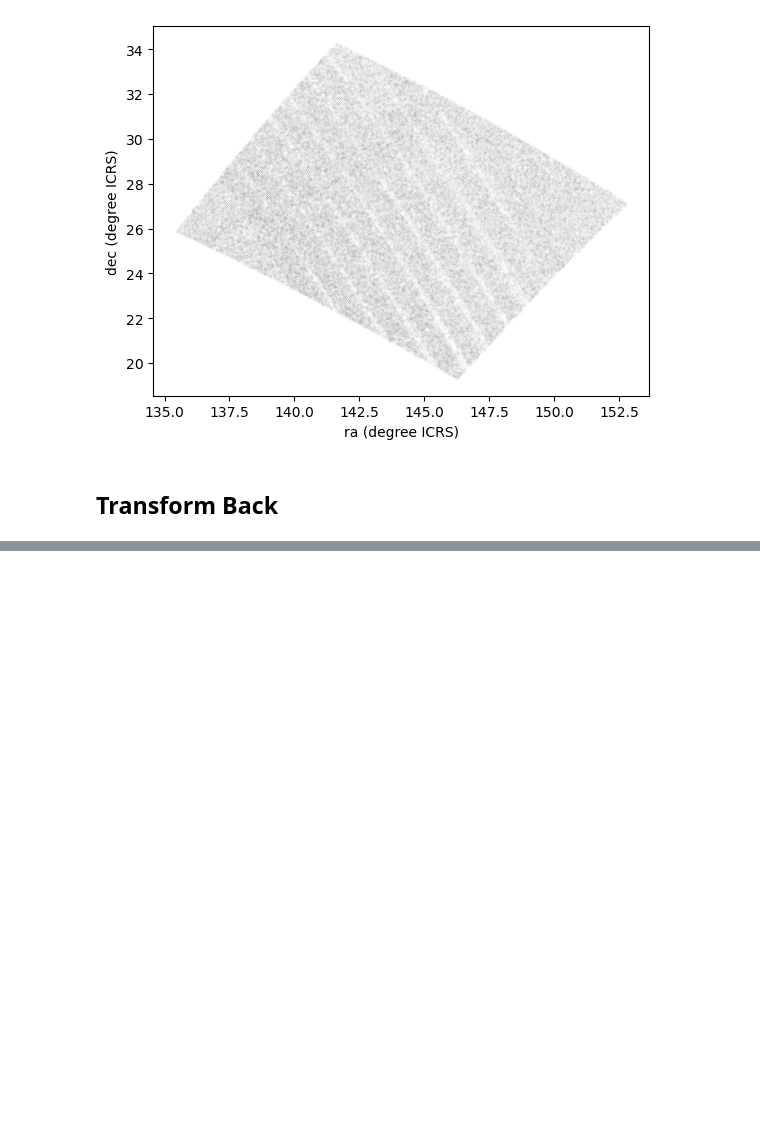
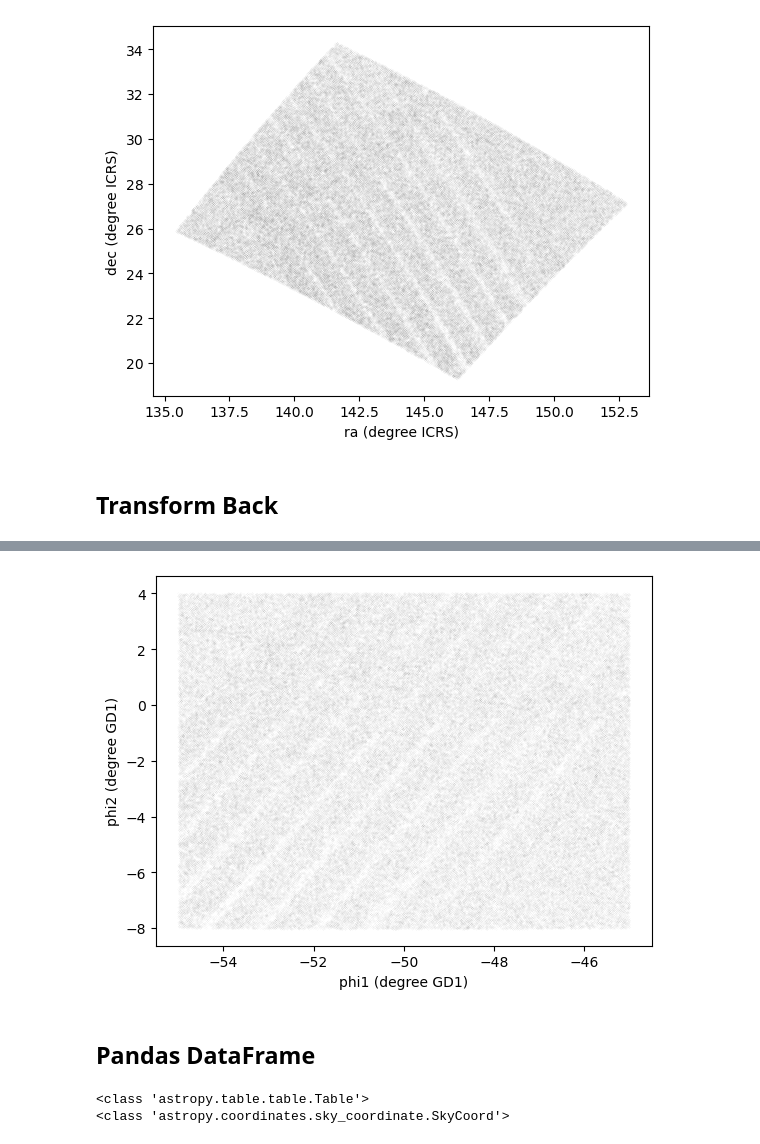
Before and after one commit to nuj02/Workshops, a Jupyter notebook: Data Carpentry/Astronomy/Foundations of Astronomical Science/3) Plotting and Tabular Data.ipynb, the cells around one changed output, grey strips where cells are left out. Cells and saved outputs as stored; diff of their text form; code cells hidden in the pictures; blank space fills up the shorter version.

```diff
--- a/Data Carpentry/Astronomy/Foundations of Astronomical Science/3) Plotting and Tabular Data.ipynb
+++ b/Data Carpentry/Astronomy/Foundations of Astronomical Science/3) Plotting and Tabular Data.ipynb
@@ -68,0 +69,20 @@ TypeError: concatenate() got an unexpected keyword argument 'dtype'
+# %%
+skycoord_gd1 = reflex_correct(transformed)
+# %%
+x = skycoord_gd1.phi1
+y = skycoord_gd1.phi2
+plt.plot(x, y, 'ko', markersize=0.1, alpha=0.1)
+
+plt.xlabel('phi1 (degree GD1)')
+plt.ylabel('phi2 (degree GD1)')
+display()
+# %% [output]
+[figure, added]
+# %% [markdown]
+## Pandas DataFrame
+# %%
+print(type(polygon_results))
+print(type(skycoord_gd1))
+# %% [output]
+<class 'astropy.table.table.Table'>
+<class 'astropy.coordinates.sky_coordinate.SkyCoord'>
```
Also changed, not shown: parts of 10 cells of this notebook.
